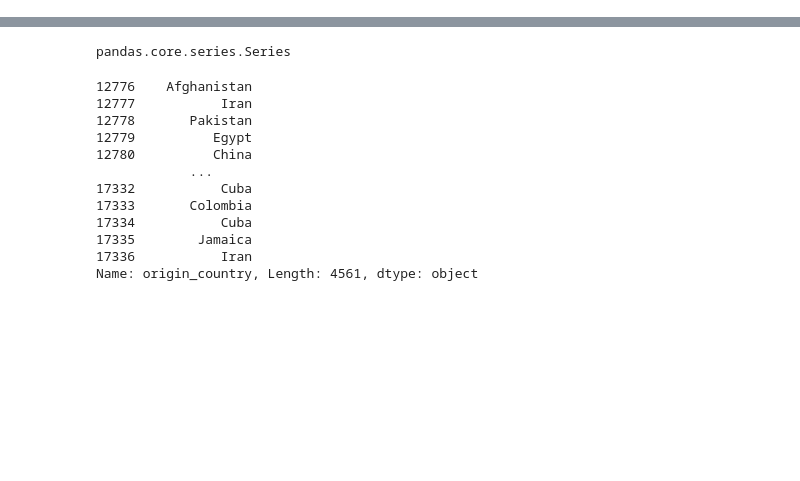
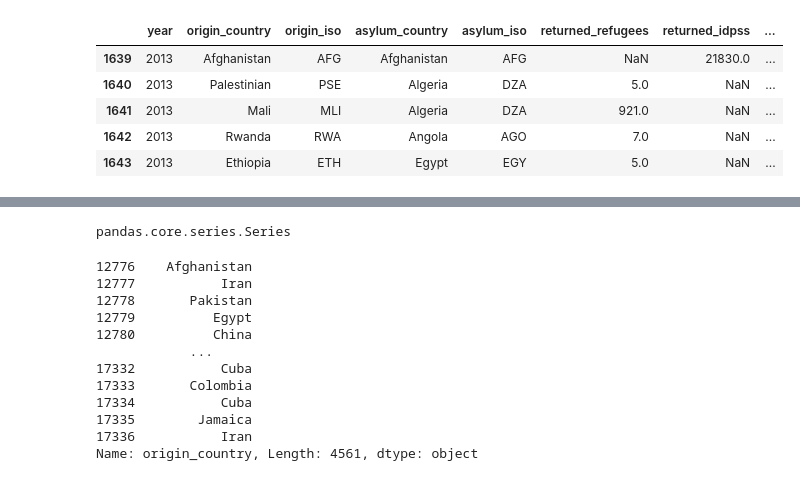
Before and after one commit to yunsquared/3300p2, a Jupyter notebook: 3300-preprocessing.ipynb, the cells around one changed output, grey strips where cells are left out. Drawn from its saved outputs; the diff is of its cells as text; code cells hidden in the pictures; blank space fills up the shorter version.

```diff
--- a/3300-preprocessing.ipynb
+++ b/3300-preprocessing.ipynb
@@ -29,6 +39,16 @@ data_2013.head()
 | 12778 | 2013 | Pakistan | PAK | Afghanistan | AFG | 16825 | 45 | ... |
 | 12779 | 2013 | Egypt | EGY | Albania | ALB | 5 | 0 | ... |
 | 12780 | 2013 | China | CHN | Albania | ALB | 12 | 0 | ... |
+# %%
+solutions_2013 = data_solutions[data_solutions['year'] ==2013]
+solutions_2013.head()
+# %% [output]
+|  | year | origin_country | origin_iso | asylum_country | asylum_iso | returned_refugees | returned_idpss | ... |
+| 1639 | 2013 | Afghanistan | AFG | Afghanistan | AFG | NaN | 21830.0 | ... |
+| 1640 | 2013 | Palestinian | PSE | Algeria | DZA | 5.0 | NaN | ... |
+| 1641 | 2013 | Mali | MLI | Algeria | DZA | 921.0 | NaN | ... |
+| 1642 | 2013 | Rwanda | RWA | Angola | AGO | 7.0 | NaN | ... |
+| 1643 | 2013 | Ethiopia | ETH | Egypt | EGY | 5.0 | NaN | ... |
 # %%
 # data_2013['origin_country'].replace('Syrian Arab Rep.', 'Syria')
 data_2013.loc[:, 'origin_country']=data_2013.loc[:, 'origin_country'].replace({'Syrian Arab Rep.':'Syria', 'Russian Federation': 'Russia', 'Iran (Islamic Rep. of)': 'Iran', 'United Kingdom of Great Britain and Northern Ireland': 'United Kingdom', 'Viet Nam': 'Vietnam', 'Palestinian': 'Palestine', 'Rep. of Korea': 'South Korea', "Dem. People's Rep. of Korea": "North Korea", 'Bolivia (Plurinational State of)': 'Bolivia', 'China, Hong Kong SAR': 'Hong Kong', 'Denmark': 'Greenland', 'Rep. of Moldova': 'Moldova', 'United Rep. of Tanzania': 'Tanzania', 'Eswatini': 'eSwatini', "Cote d'Ivoire": "Côte d'Ivoire", 'Serbia and Kosovo: S/RES/1244 (1999)': 'Serbia', 'Venezuela (Bolivarian Republic of)': 'Venezuela', 'Dem. Rep. of the Congo': 'Dem. Rep. Congo', "Lao People's Dem. Rep.": 'Laos'})
```
Also changed, not shown: parts of 18 cells of this notebook, 2 other files.
